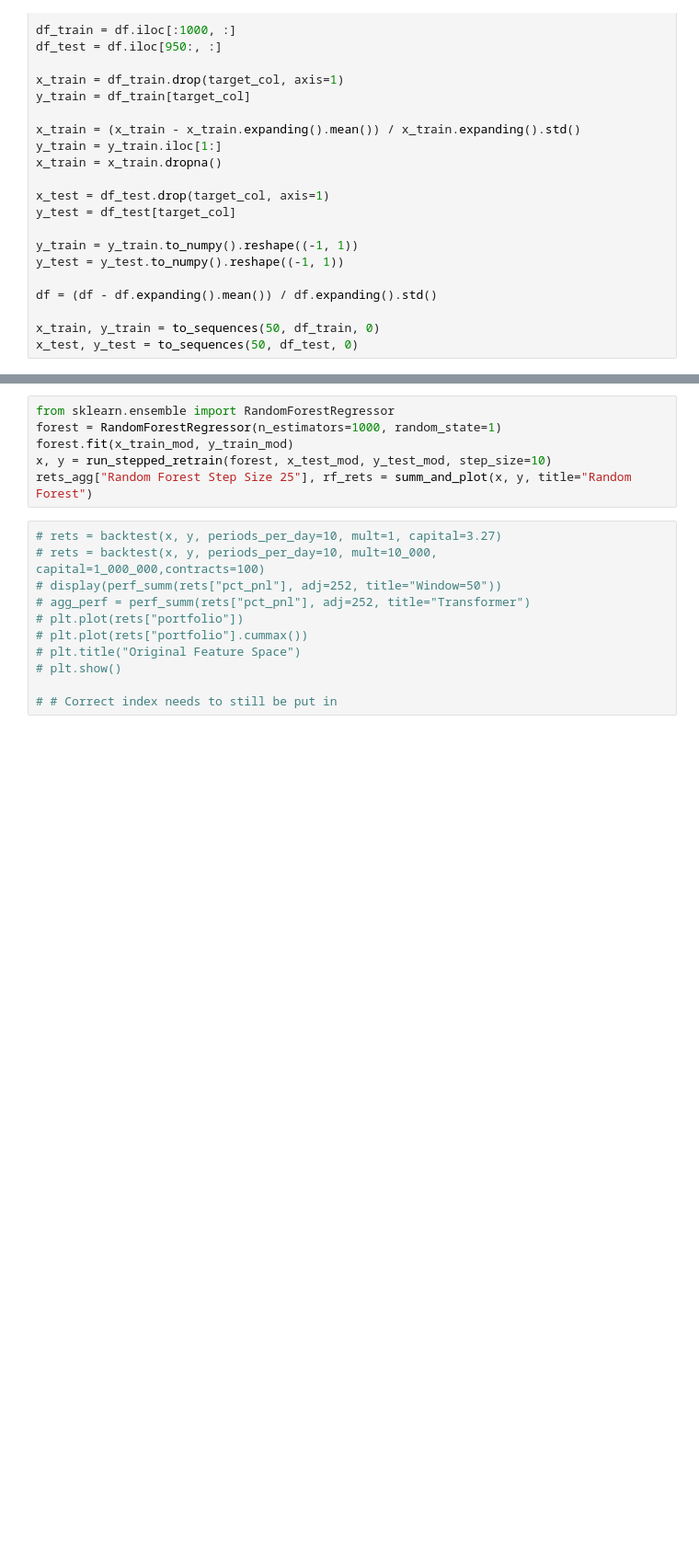
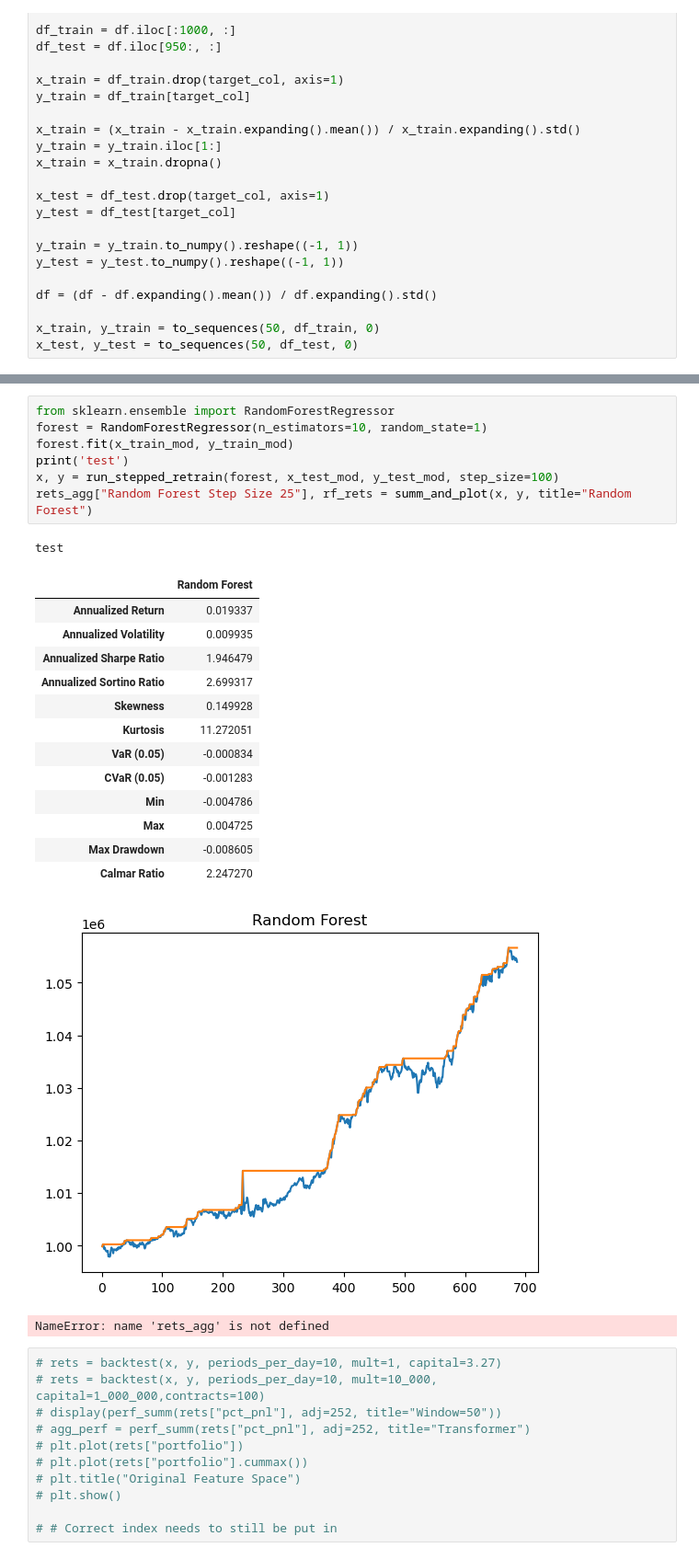
Before and after one commit to chiwailee/UChicago-Winter2022, a Jupyter notebook: transformers/Encoder_Trader_MultiFeature.ipynb, the cells around one changed output, grey strips where cells are left out. Shown at 92% size. Cells and saved outputs as stored; diff of their text form; blank space fills up the shorter version.

```diff
--- a/transformers/Encoder_Trader_MultiFeature.ipynb
+++ b/transformers/Encoder_Trader_MultiFeature.ipynb
@@ -363,9 +617,27 @@ rets_agg["XGBoost Step Size 25"], xgb_rets = summ_and_plot(x, y, title="XGBoost"
 # %%
 from sklearn.ensemble import RandomForestRegressor
-forest = RandomForestRegressor(n_estimators=1000, random_state=1)
+forest = RandomForestRegressor(n_estimators=10, random_state=1)
 forest.fit(x_train_mod, y_train_mod)
-x, y = run_stepped_retrain(forest, x_test_mod, y_test_mod, step_size=10)
+print('test')
+x, y = run_stepped_retrain(forest, x_test_mod, y_test_mod, step_size=100)
 rets_agg["Random Forest Step Size 25"], rf_rets = summ_and_plot(x, y, title="Random Forest")
+# %% [output]
+test
+|  | Random Forest |
+| Annualized Return | 0.019337 |
+| Annualized Volatility | 0.009935 |
+| Annualized Sharpe Ratio | 1.946479 |
+| Annualized Sortino Ratio | 2.699317 |
+| Skewness | 0.149928 |
+| Kurtosis | 11.272051 |
+| VaR (0.05) | -0.000834 |
+| CVaR (0.05) | -0.001283 |
+| Min | -0.004786 |
+| Max | 0.004725 |
+| Max Drawdown | -0.008605 |
+| Calmar Ratio | 2.247270 |
+[figure, added]
+NameError: name 'rets_agg' is not defined
 # %%
 # rets = backtest(x, y, periods_per_day=10, mult=1, capital=3.27)
 # rets = backtest(x, y, periods_per_day=10, mult=10_000, capital=1_000_000,contracts=100)
```
Also changed, not shown: parts of 11 cells of this notebook.
